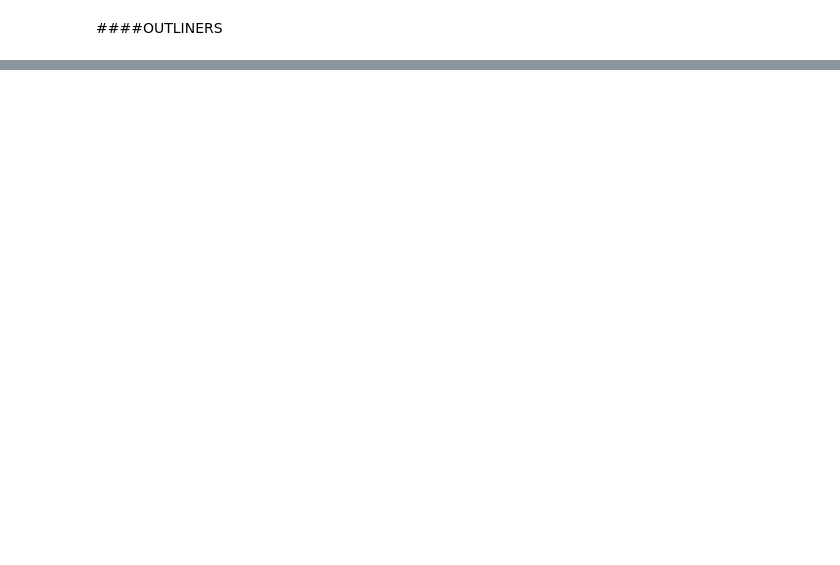
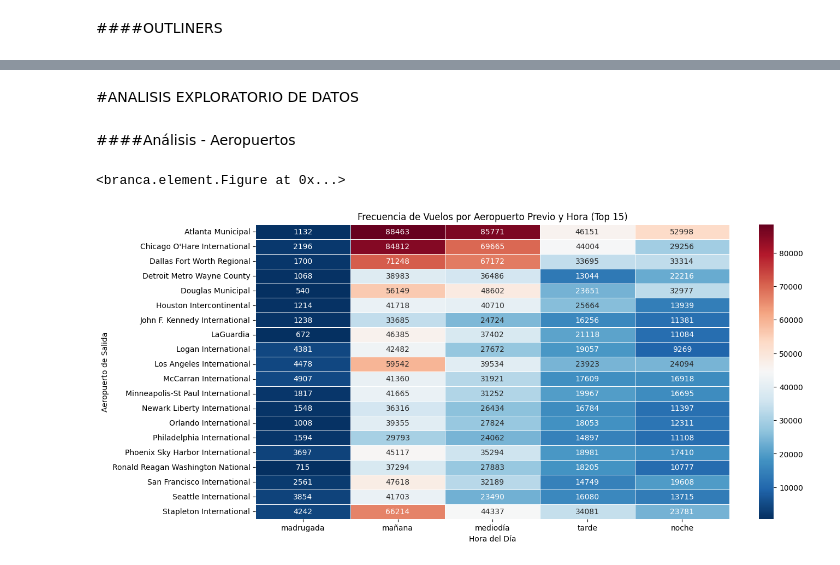
Before and after one commit to chelomec/airlines_delay_prediction, a Jupyter notebook: Proyecto_DataScienceII_ML_Clasificación_Demora_Vuelos.ipynb, the cells around one changed output, grey strips where cells are left out. Cells and saved outputs as stored; diff of their text form; code cells hidden in the pictures; blank space fills up the shorter version.

```diff
--- a/Proyecto_DataScienceII_ML_Clasificación_Demora_Vuelos.ipynb
+++ b/Proyecto_DataScienceII_ML_Clasificación_Demora_Vuelos.ipynb
@@ -253,0 +439,69 @@ print(correlacion_df)
+# %% [markdown]
+#ANALISIS EXPLORATORIO DE DATOS
+# %% [markdown]
+####Análisis - Aeropuertos
+# %%
+airport_counts = df['DEPARTING_AIRPORT'].value_counts().reset_index()
+airport_counts.columns = ['DEPARTING_AIRPORT', 'Total']
+
+airport_locations = df.groupby('DEPARTING_AIRPORT').first()[['LATITUDE', 'LONGITUDE']].reset_index()#Nos traemos las ubicaciones de los aeropuertos.
+
+airport_counts_locations = pd.merge(airport_counts, airport_locations, on='DEPARTING_AIRPORT')
+
+#Utilizamos folium para poder realizar el gráfico
+m = folium.Map(
+    location=[37.09, -95.72],
+    zoom_start=5,
+    tiles='cartodb positron'
+)
+
+# Crear una escala de colores basada en los valores
+colormap = linear.RdBu_04.scale(airport_counts_locations['Total'].min(), airport_counts_locations['Total'].max())
+
+# Agregamos cada aeropuerto al mapa
+for idx, row in airport_counts_locations.iterrows():
+      tooltip_text = f"""
+      <h5><b>Location:</b> {row['DEPARTING_AIRPORT']}</h5>
+      <h5><b>Magnitude:</b> {row['Total']}</h5>
+   """
+      color = colormap(row['Total'])  # Determinar el color según la escala
+
+      folium.CircleMarker(
+        location=[row['LATITUDE'], row['LONGITUDE']],
+        radius=np.sqrt(row['Total']) / 10,  # Ajusta el radio según sea necesario
+        fill=True,
+        fill_color=color,
+        fill_opacity=0.5,
+        weight=1,
+        tooltip=folium.Tooltip(tooltip_text, sticky=True),
+    ).add_to(m)
+
+
+# Agregar la barra de colores al mapa
+colormap.caption = "Número de salidas por aeropuerto"
+colormap.add_to(m)
+
+m.save("airport_map.html") #guardar el mapa en un archivo html
+
+# Mostrar el mapa en Colab
+folium.Figure().add_child(m)
+# %% [output]
+<branca.element.Figure at 0x...>
+# %%
+# Obtenemos los 20 aeropuertos con mayores salidas
+top_airports = df['DEPARTING_AIRPORT'].value_counts().nlargest(20).index
+df_filtered = df[df['DEPARTING_AIRPORT'].isin(top_airports)]
+
+# Agrupamos y pivoteamos los datos
+heatmap_data = df_filtered.groupby(['DEPARTING_AIRPORT', 'moment']).size().unstack(fill_value=0)
+
+#Gráfico
+plt.figure(figsize=(14, 7))
+sns.heatmap(heatmap_data, cmap="RdBu_r", annot=True, fmt="d", linewidths=0.5)
+plt.xlabel('Hora del Día')
+plt.ylabel('Aeropuerto de Salida')
+plt.title('Frecuencia de Vuelos por Aeropuerto Previo y Hora (Top 15)')
+
+plt.show()
+# %% [output]
+[figure, added]
```
Also changed, not shown: parts of 72 cells of this notebook.
